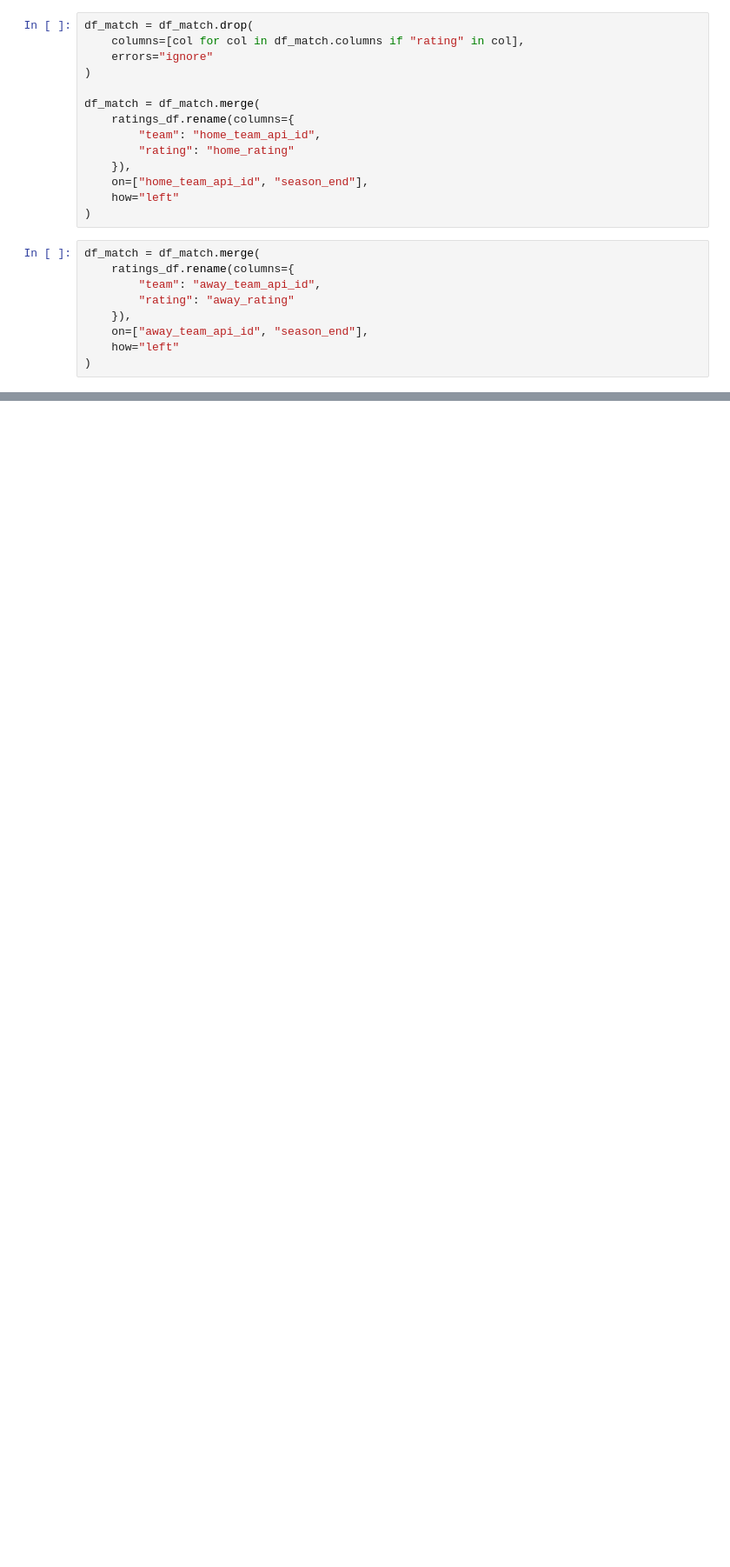
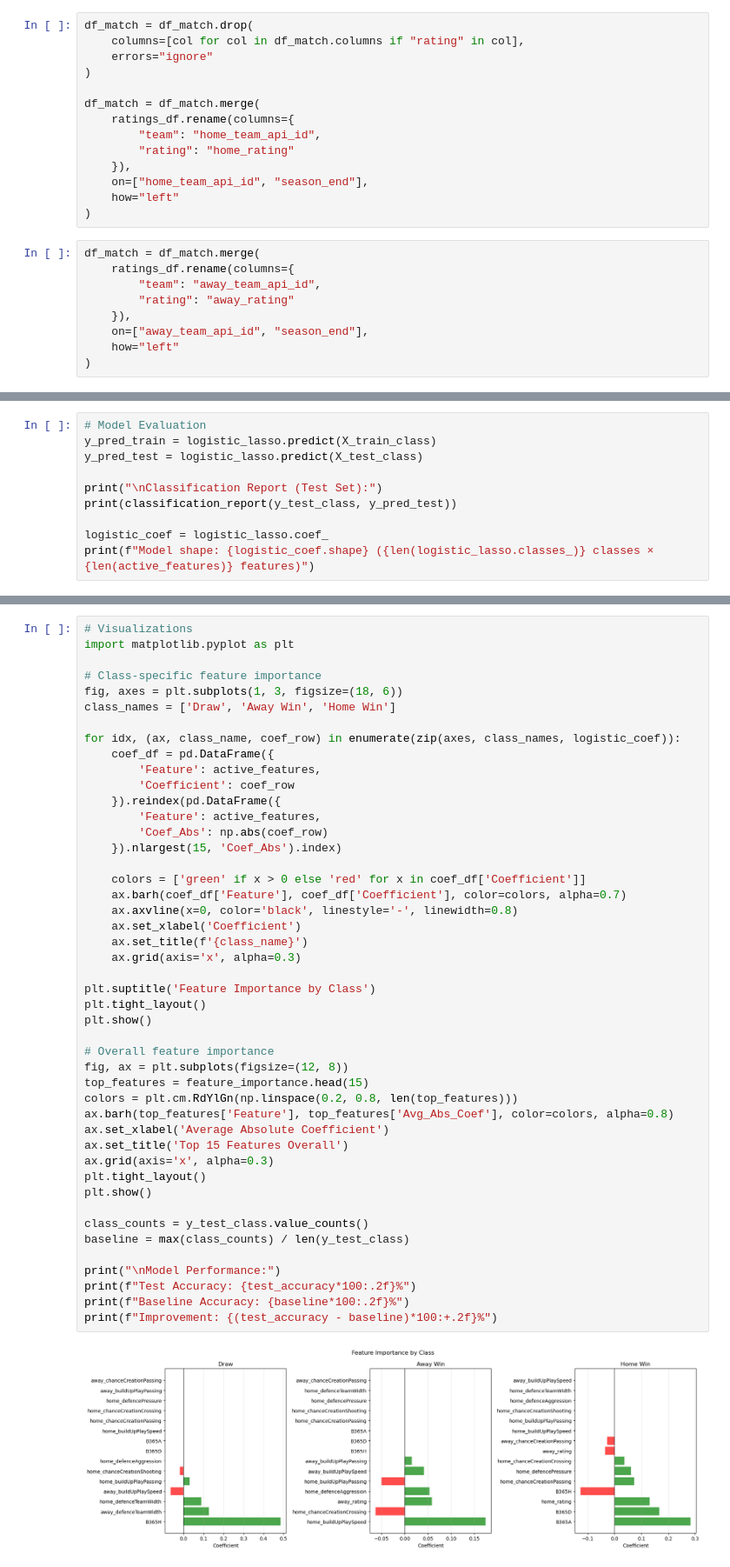
Before and after one commit to Keegan-McCullough/Soccer_Match_Predictor, a Jupyter notebook: match_predictor.ipynb, the cells around one changed output, grey strips where cells are left out. Shown at 87% size. Saved outputs shown, nothing was run; the diff lists cells and outputs as text; blank space fills up the shorter version.

Commit message:
ran lasso regression

```diff
--- a/match_predictor.ipynb
+++ b/match_predictor.ipynb
@@ -230,0 +557,10 @@ print(df_match[[
+# %%
+# Model Evaluation
+y_pred_train = logistic_lasso.predict(X_train_class)
+y_pred_test = logistic_lasso.predict(X_test_class)
+
+print("\nClassification Report (Test Set):")
+print(classification_report(y_test_class, y_pred_test))
+
+logistic_coef = logistic_lasso.coef_
+print(f"Model shape: {logistic_coef.shape} ({len(logistic_lasso.classes_)} classes × {len(active_features)} features)")
@@ -230,0 +711,48 @@ print(df_match[[
+# %%
+# Visualizations
+import matplotlib.pyplot as plt
+
+# Class-specific feature importance
+fig, axes = plt.subplots(1, 3, figsize=(18, 6))
+class_names = ['Draw', 'Away Win', 'Home Win']
+
+for idx, (ax, class_name, coef_row) in enumerate(zip(axes, class_names, logistic_coef)):
+    coef_df = pd.DataFrame({
+        'Feature': active_features,
+        'Coefficient': coef_row
+    }).reindex(pd.DataFrame({
+        'Feature': active_features,
+        'Coef_Abs': np.abs(coef_row)
+    }).nlargest(15, 'Coef_Abs').index)
+
+    colors = ['green' if x > 0 else 'red' for x in coef_df['Coefficient']]
+    ax.barh(coef_df['Feature'], coef_df['Coefficient'], color=colors, alpha=0.7)
+    ax.axvline(x=0, color='black', linestyle='-', linewidth=0.8)
+    ax.set_xlabel('Coefficient')
+    ax.set_title(f'{class_name}')
+    ax.grid(axis='x', alpha=0.3)
+
+plt.suptitle('Feature Importance by Class')
+plt.tight_layout()
+plt.show()
+
+# Overall feature importance
+fig, ax = plt.subplots(figsize=(12, 8))
+top_features = feature_importance.head(15)
+colors = plt.cm.RdYlGn(np.linspace(0.2, 0.8, len(top_features)))
+ax.barh(top_features['Feature'], top_features['Avg_Abs_Coef'], color=colors, alpha=0.8)
+ax.set_xlabel('Average Absolute Coefficient')
+ax.set_title('Top 15 Features Overall')
+ax.grid(axis='x', alpha=0.3)
+plt.tight_layout()
+plt.show()
+
+class_counts = y_test_class.value_counts()
+baseline = max(class_counts) / len(y_test_class)
+
+print("\nModel Performance:")
+print(f"Test Accuracy: {test_accuracy*100:.2f}%")
+print(f"Baseline Accuracy: {baseline*100:.2f}%")
+print(f"Improvement: {(test_accuracy - baseline)*100:+.2f}%")
+# %% [output]
+[figure, added]
```
Also changed, not shown: parts of 30 cells of this notebook.
